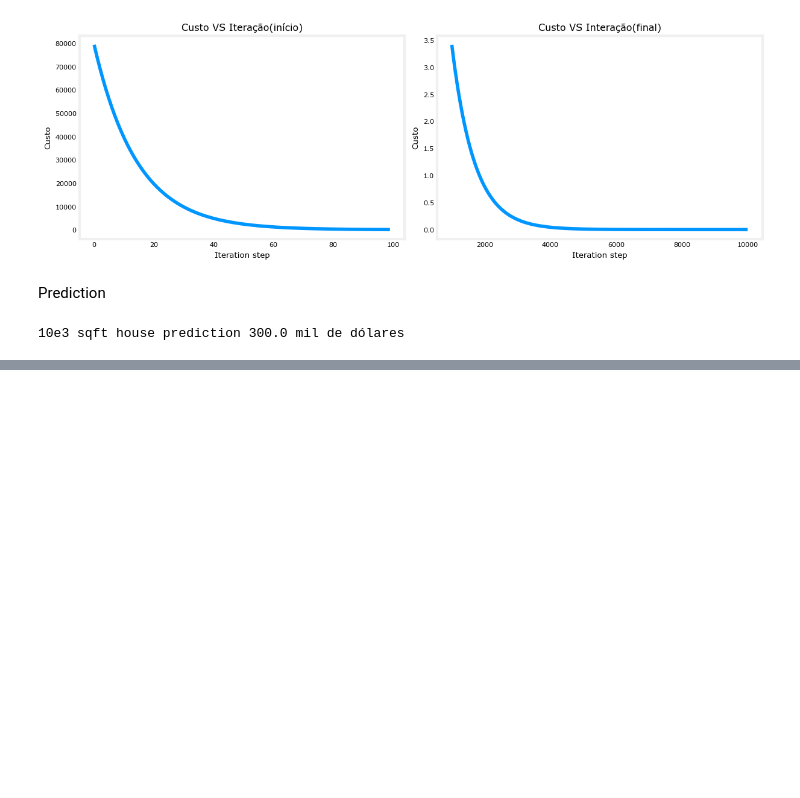
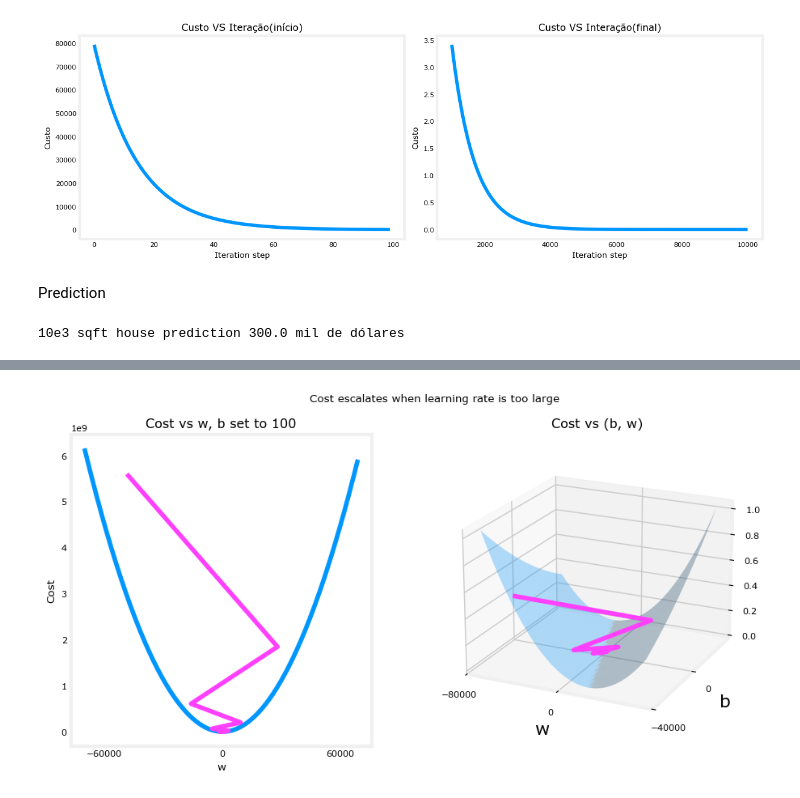
Before and after one commit to SessyoinKirin/MachineLearning, a Jupyter notebook: C1_GradientDescent.ipynb, the cells around one changed output, grey strips where cells are left out. Saved outputs shown, nothing was run; the diff lists cells and outputs as text; code cells hidden in the pictures; blank space fills up the shorter version.

```diff
--- a/C1_GradientDescent.ipynb
+++ b/C1_GradientDescent.ipynb
@@ -170,0 +185,7 @@ print(f"10e3 sqft house prediction {wFim *1.0 + bFim:0.1f} mil de dólares")
+# %%
+wIn = 0
+bIn = 0
+iterations = 10
+alphaTemp = 8.0e-1
+
+wFim, bFim, jHis, pHis = gradientDescent(xSerie, ySerie, wIn, bIn, alphaTemp, iterations, calculaCost, calculaGradient)
@@ -170,0 +203,5 @@ print(f"10e3 sqft house prediction {wFim *1.0 + bFim:0.1f} mil de dólares")
+# %%
+plt_divergence(pHis, jHis, xSerie, ySerie)
+plt.show()
+# %% [output]
+[figure, added]
```
Also changed, not shown: parts of 5 cells of this notebook, 1 other file.
